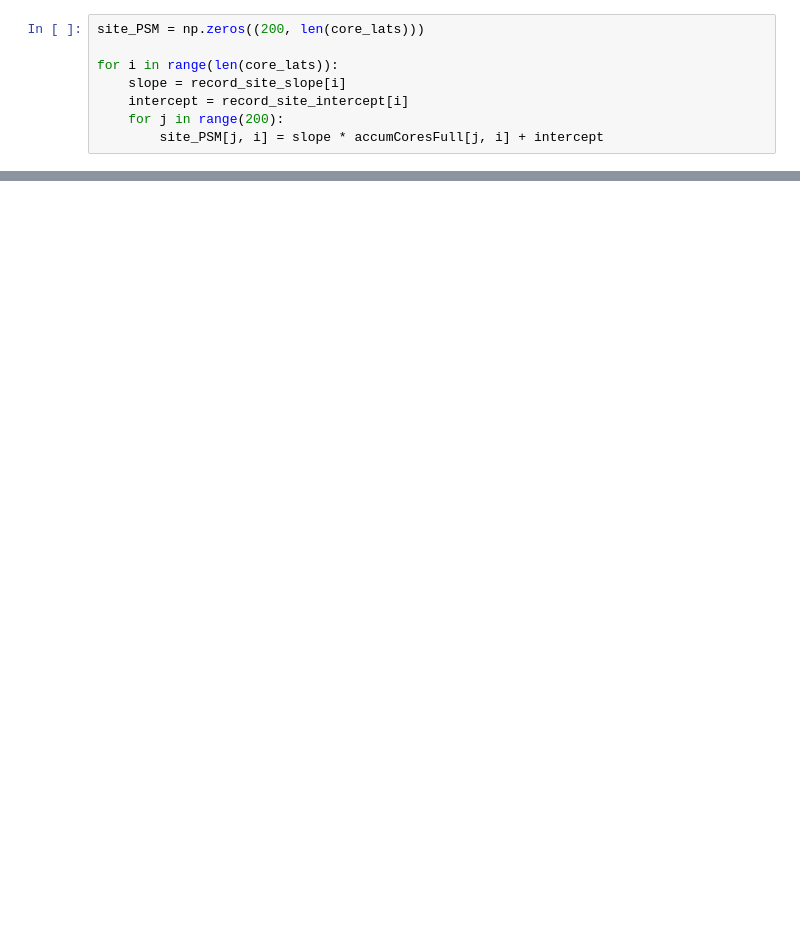
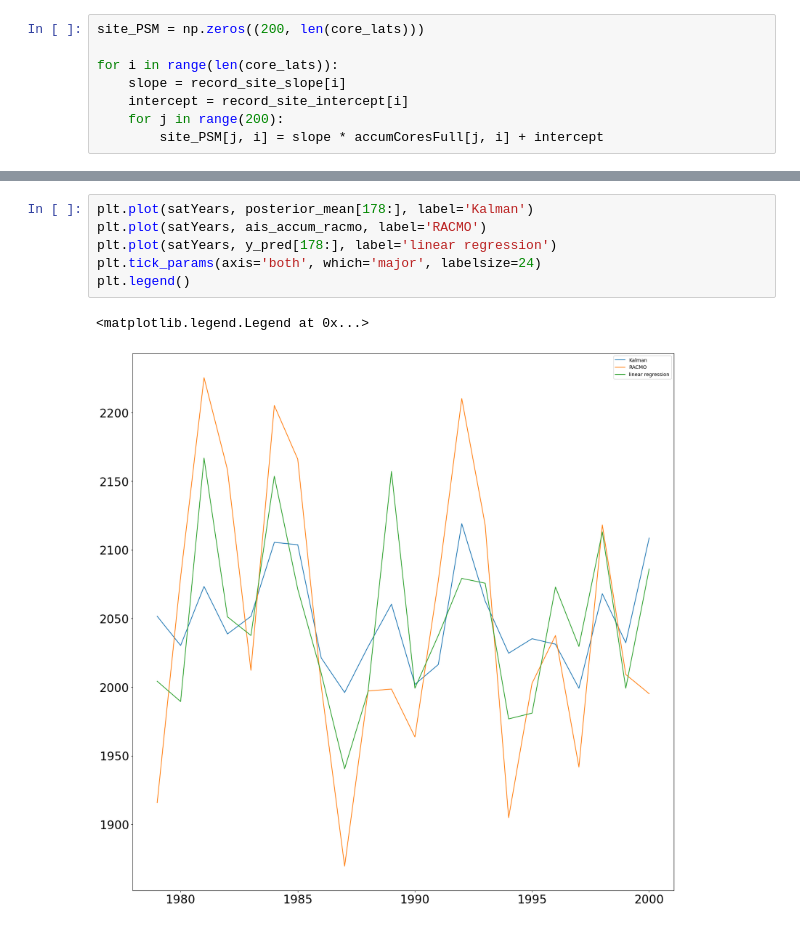
Before and after one commit to advikeswaran/metric-reconstruction, a Jupyter notebook: RACMO_xESMF.ipynb, the cells around one changed output, grey strips where cells are left out. Drawn from its saved outputs; the diff is of its cells as text; blank space fills up the shorter version.

```diff
--- a/RACMO_xESMF.ipynb
+++ b/RACMO_xESMF.ipynb
@@ -491,0 +567,9 @@ plt.show()
+# %%
+plt.plot(satYears, posterior_mean[178:], label='Kalman')
+plt.plot(satYears, ais_accum_racmo, label='RACMO')
+plt.plot(satYears, y_pred[178:], label='linear regression')
+plt.tick_params(axis='both', which='major', labelsize=24)
+plt.legend()
+# %% [output]
+<matplotlib.legend.Legend at 0x...>
+[figure, added]
```
Also changed, not shown: parts of 18 cells of this notebook, 2 other files.
